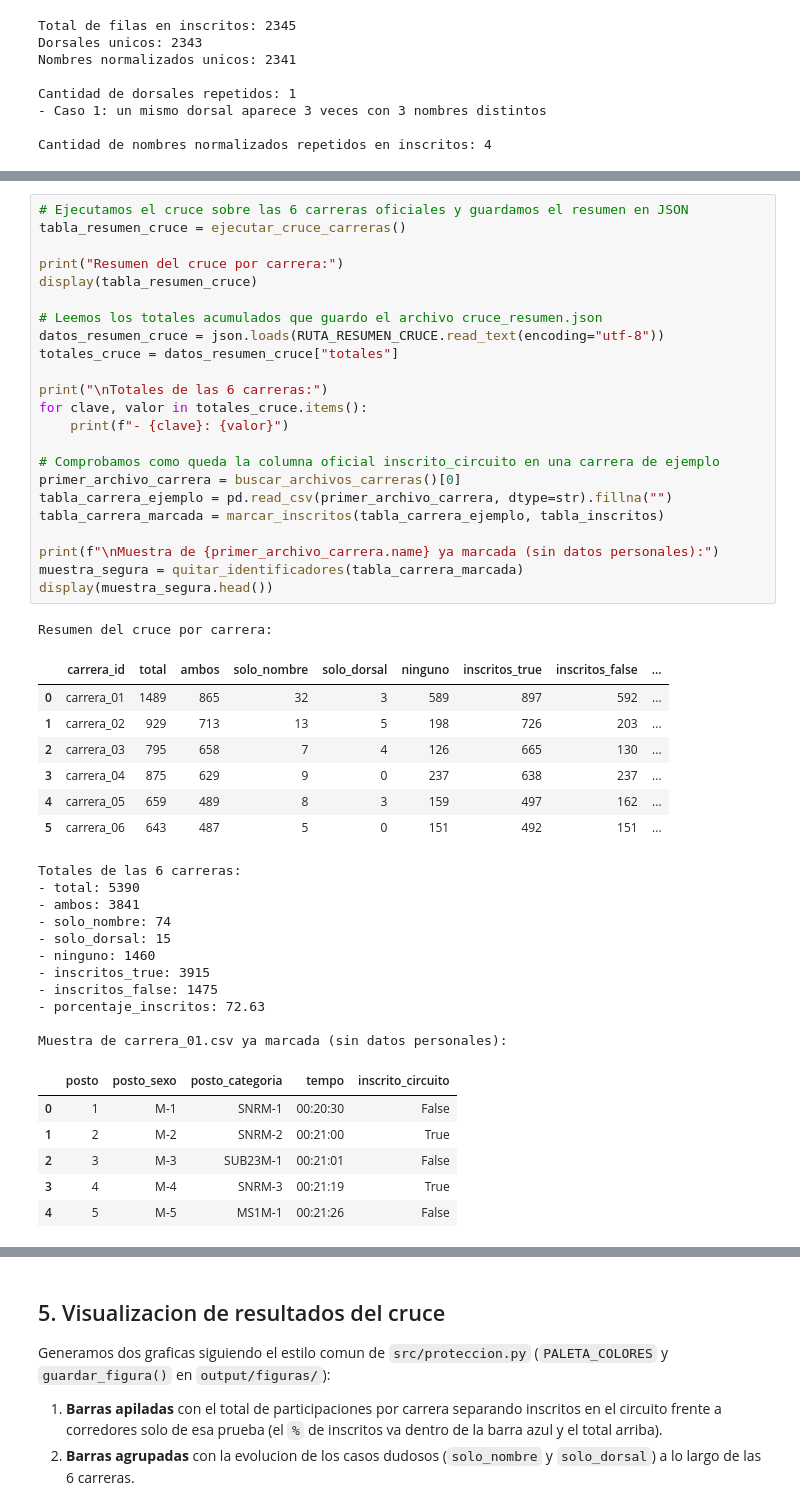
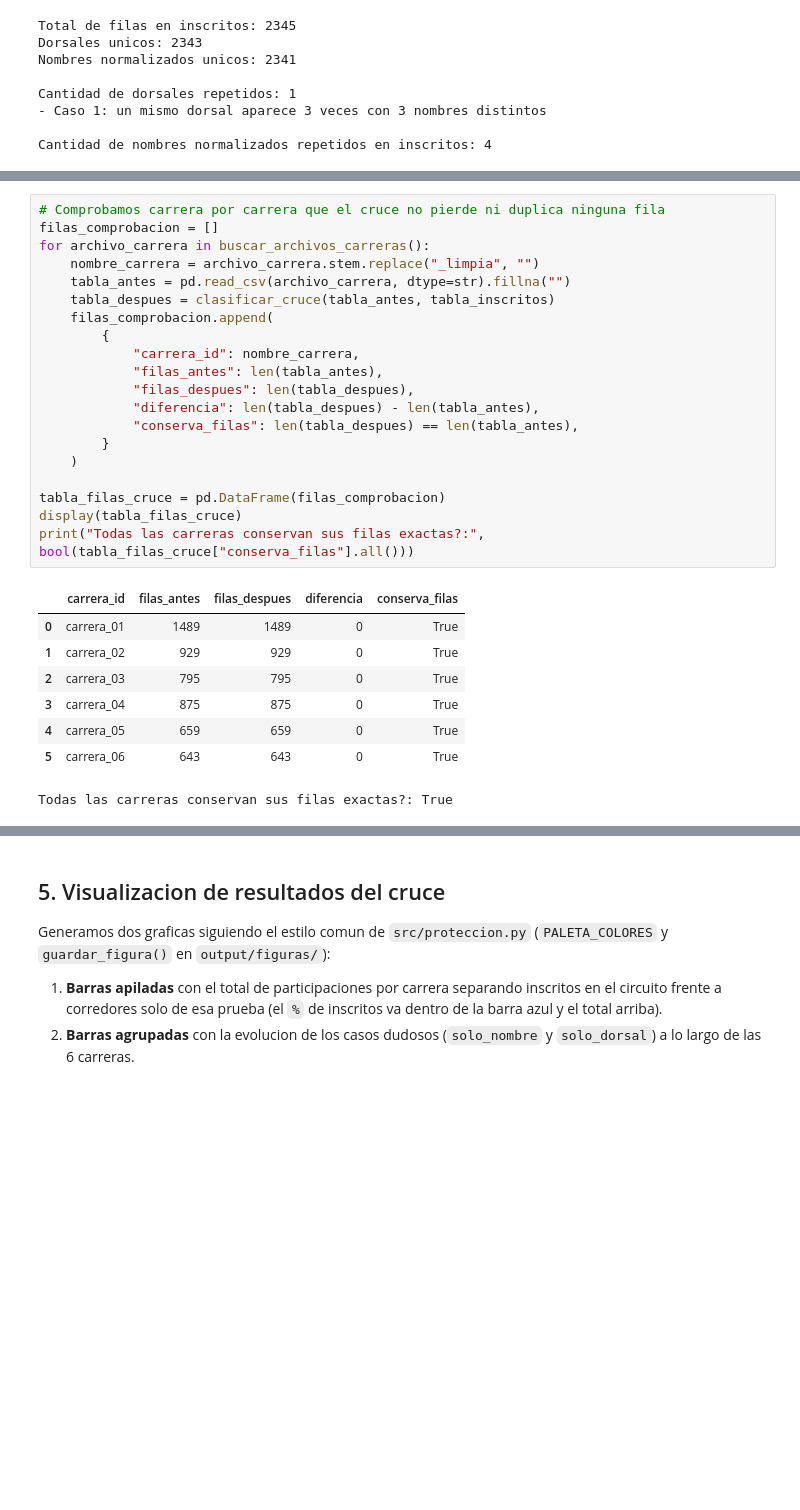
Before and after one commit to RAnteloR/p2-coruna-corre, a Jupyter notebook: notebooks/D_01_inscritos_cruce.ipynb, the cells around one changed output, grey strips where cells are left out. Cells and saved outputs as stored; diff of their text form; blank space fills up the shorter version.

```diff
--- a/notebooks/D_01_inscritos_cruce.ipynb
+++ b/notebooks/D_01_inscritos_cruce.ipynb
@@ -210,52 +261,32 @@ Por defecto marcamos `inscrito_circuito = True` para `ambos` y `solo_nombre`, y
 # %%
-# Ejecutamos el cruce sobre las 6 carreras oficiales y guardamos el resumen en JSON
-tabla_resumen_cruce = ejecutar_cruce_carreras()
+# Comprobamos carrera por carrera que el cruce no pierde ni duplica ninguna fila
+filas_comprobacion = []
+for archivo_carrera in buscar_archivos_carreras():
+    nombre_carrera = archivo_carrera.stem.replace("_limpia", "")
+    tabla_antes = pd.read_csv(archivo_carrera, dtype=str).fillna("")
+    tabla_despues = clasificar_cruce(tabla_antes, tabla_inscritos)
+    filas_comprobacion.append(
+        {
+            "carrera_id": nombre_carrera,
+            "filas_antes": len(tabla_antes),
+            "filas_despues": len(tabla_despues),
+            "diferencia": len(tabla_despues) - len(tabla_antes),
+            "conserva_filas": len(tabla_despues) == len(tabla_antes),
+        }
+    )
 
-print("Resumen del cruce por carrera:")
-display(tabla_resumen_cruce)
-
-# Leemos los totales acumulados que guardo el archivo cruce_resumen.json
-datos_resumen_cruce = json.loads(RUTA_RESUMEN_CRUCE.read_text(encoding="utf-8"))
-totales_cruce = datos_resumen_cruce["totales"]
-
-print("\nTotales de las 6 carreras:")
-for clave, valor in totales_cruce.items():
-    print(f"- {clave}: {valor}")
-
-# Comprobamos como queda la columna oficial inscrito_circuito en una carrera de ejemplo
-primer_archivo_carrera = buscar_archivos_carreras()[0]
-tabla_carrera_ejemplo = pd.read_csv(primer_archivo_carrera, dtype=str).fillna("")
-tabla_carrera_marcada = marcar_inscritos(tabla_carrera_ejemplo, tabla_inscritos)
-
-print(f"\nMuestra de {primer_archivo_carrera.name} ya marcada (sin datos personales):")
-muestra_segura = quitar_identificadores(tabla_carrera_marcada)
-display(muestra_segura.head())
+tabla_filas_cruce = pd.DataFrame(filas_comprobacion)
+display(tabla_filas_cruce)
+print("Todas las carreras conservan sus filas exactas?:", bool(tabla_filas_cruce["conserva_filas"].all()))
 # %% [output]
+|  | carrera_id | filas_antes | filas_despues | diferencia | conserva_filas |
+| 0 | carrera_01 | 1489 | 1489 | 0 | True |
+| 1 | carrera_02 | 929 | 929 | 0 | True |
+| 2 | carrera_03 | 795 | 795 | 0 | True |
+| 3 | carrera_04 | 875 | 875 | 0 | True |
+| 4 | carrera_05 | 659 | 659 | 0 | True |
+| 5 | carrera_06 | 643 | 643 | 0 | True |
-Resumen del cruce por carrera:
+Todas las carreras conservan sus filas exactas?: True
-|  | carrera_id | total | ambos | solo_nombre | solo_dorsal | ninguno | inscritos_true | inscritos_false | ... |
-| 0 | carrera_01 | 1489 | 865 | 32 | 3 | 589 | 897 | 592 | ... |
-| 1 | carrera_02 | 929 | 713 | 13 | 5 | 198 | 726 | 203 | ... |
-| 2 | carrera_03 | 795 | 658 | 7 | 4 | 126 | 665 | 130 | ... |
-| 3 | carrera_04 | 875 | 629 | 9 | 0 | 237 | 638 | 237 | ... |
-| 4 | carrera_05 | 659 | 489 | 8 | 3 | 159 | 497 | 162 | ... |
-| 5 | carrera_06 | 643 | 487 | 5 | 0 | 151 | 492 | 151 | ... |
-Totales de las 6 carreras:
-- total: 5390
-- ambos: 3841
-- solo_nombre: 74
-- solo_dorsal: 15
-- ninguno: 1460
-- inscritos_true: 3915
-- inscritos_false: 1475
-- porcentaje_inscritos: 72.63
-
-Muestra de carrera_01.csv ya marcada (sin datos personales):
-|  | posto | posto_sexo | posto_categoria | tempo | inscrito_circuito |
-| 0 | 1 | M-1 | SNRM-1 | 00:20:30 | False |
-| 1 | 2 | M-2 | SNRM-2 | 00:21:00 | True |
-| 2 | 3 | M-3 | SUB23M-1 | 00:21:01 | False |
-| 3 | 4 | M-4 | SNRM-3 | 00:21:19 | True |
-| 4 | 5 | M-5 | MS1M-1 | 00:21:26 | False |
 # %% [markdown]
 ### Conclusiones del Bloque 3
 
```
Also changed, not shown: parts of 10 cells of this notebook, 4 other files.
